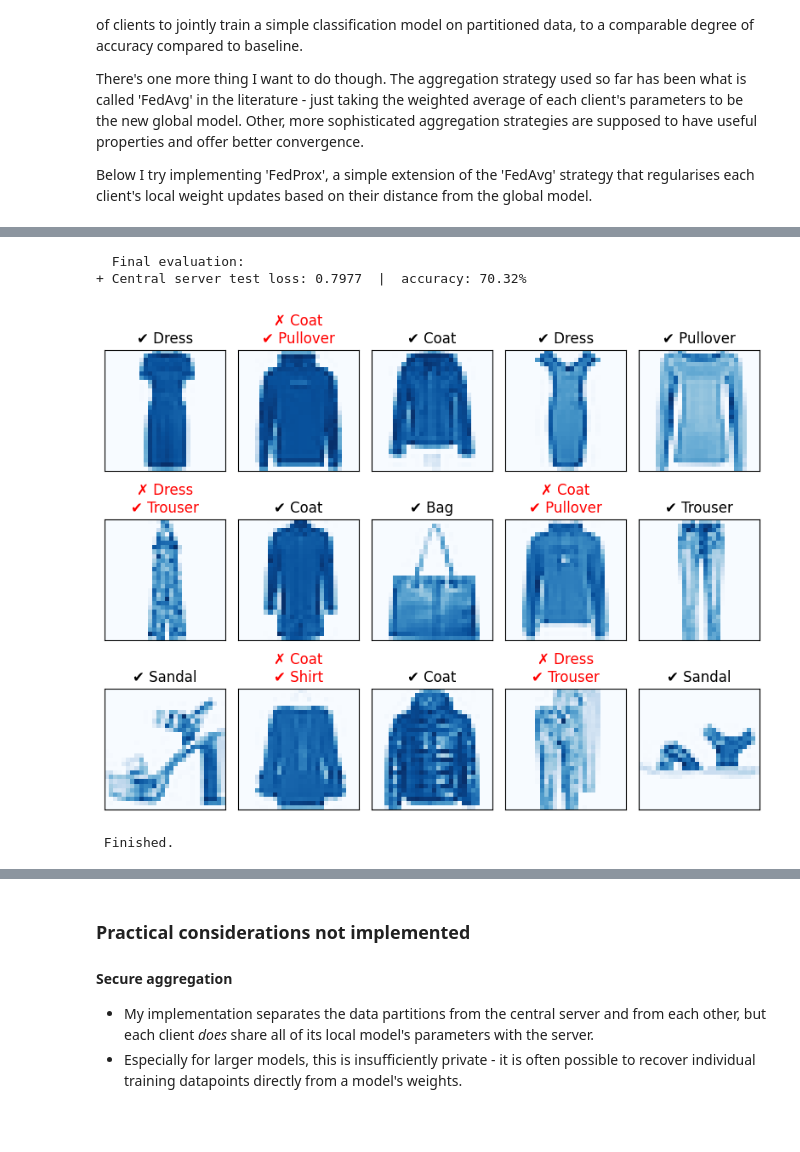
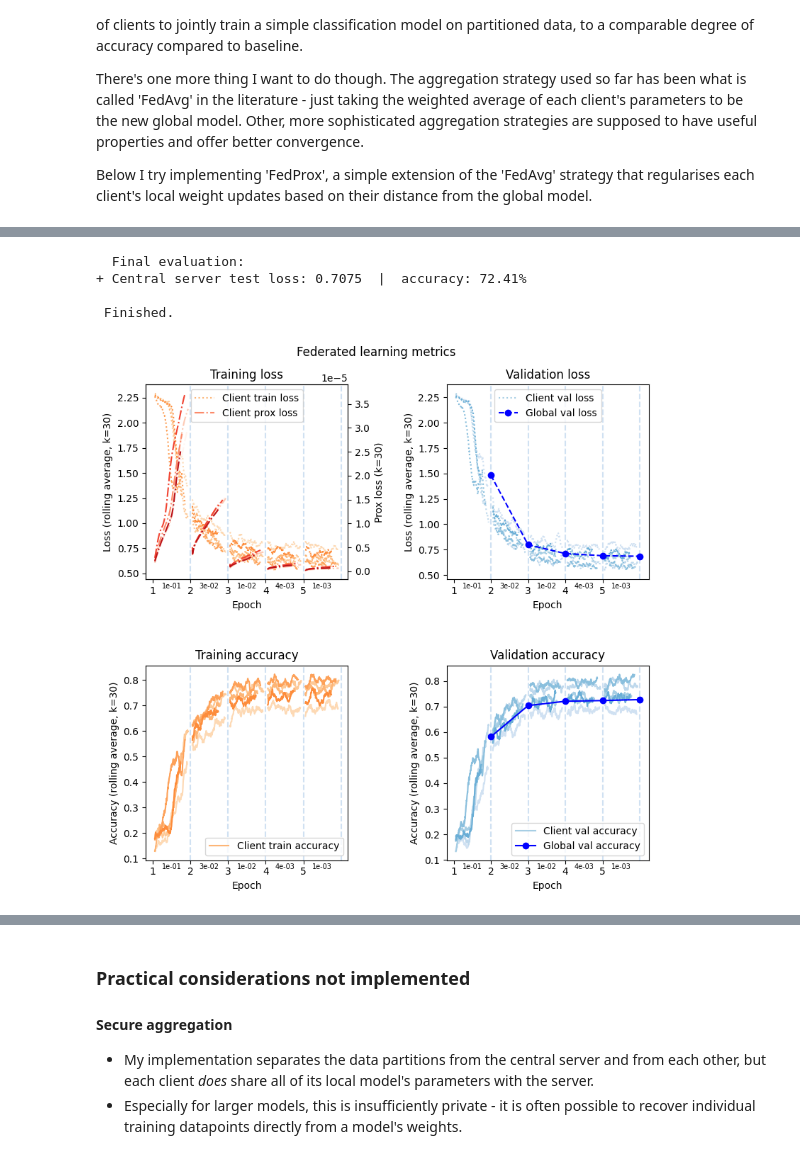
Before and after one commit to andreybarsky/fedlearn, a Jupyter notebook: Federated Learning exercise.ipynb, the cells around one changed output, grey strips where cells are left out. Cells and saved outputs as stored; diff of their text form; code cells hidden in the pictures; blank space fills up the shorter version.

Commit message:
finalised fedprox plots

```diff
--- a/Federated Learning exercise.ipynb
+++ b/Federated Learning exercise.ipynb
@@ -159,7 +159,7 @@ baseline_model = SimpleCNN().to(DEVICE)
 opt = optim.SGD(baseline_model.parameters(), lr=INITIAL_LEARNING_RATE)
 
 # scheduling learning rate decay is straightforward though:
-scheduler = optim.lr_scheduler.LambdaLR(opt, lambda e: (0.3)**e)
+scheduler = optim.lr_scheduler.LambdaLR(opt, lambda e: (1/3)**e)
 
 # categorical crossentropy for multiclass classification:
 loss_func = nn.CrossEntropyLoss()
@@ -424,8 +432,8 @@ class Server:
             # stack them all up as one tensor, with first axis denoting client:
             client_params = torch.stack(client_params_list, dim=0)
 
-            # then, weighted average:
-            # take the parameter-wise mean of all client models
+            # then, for the weighted average, we need to take
+            # the parameter-wise mean of all client models
             # weighted by the size of their respective datasets
             with torch.no_grad():
 
@@ -438,6 +446,7 @@ class Server:
                     # doing this in a loop is very ugly!
                     # is there a better solution to this in torch?
 
+                # "FedAvg":
                 weighted_params = torch.mul(client_params, client_weightings)
                 weighted_avg = torch.sum(weighted_params, dim=0)
 
@@ -486,7 +495,7 @@ class Server:
             return avg_loss, avg_acc
 
     # one additional misc method, so the server can act as a learning rate scheduler:
-    def step_learning_rate(self, formula= lambda x: x*0.3):
+    def step_learning_rate(self, formula= lambda x: x/3):
         """progress the learning rate that is sent downstream to clients for training,
             according to the specified formula.
         intended to be called at the end of every global epoch."""
@@ -886,7 +995,7 @@ class FedProxClient(Client):
 ### then we can try re-starting the simulation with this additional fedprox modification.
 
 # we need one new hyperparameter (equivalent to mu/2 in the FedProx paper):
-PROX_FACTOR = 1
+PROX_FACTOR = 1e-5
 
 # set the repo, server, and client up again from scratch,
 # with same data split and hyperparameters as before:
@@ -914,6 +1023,8 @@ clients = [FedProxClient(PROX_FACTOR,
 [client.update_local_model() for client in clients]
 
 # set up progress tracker:
+reload(fl_monitoring)
+from fl_monitoring import JointProgressReporter
 prox_joint_progress = JointProgressReporter([client.progress for client in clients])
 
 # set up asynchronous training routine:
@@ -952,8 +1063,12 @@ for e in range(NUM_EPOCHS):
         prox_joint_progress.report()
         print(f'\n  Final evaluation:')
         final_eval = server.validate_model(test=True, verbose=False)
-        inspect_model_outputs(server.global_model, server.test_data)
 
 print('\n Finished.')
 prox_joint_progress.plot_curves(rolling_window=30)
+inspect_model_outputs(server.global_model, server.test_data)
+
+### I *think* this implementation is correct, though I haven't been able to get it to a
+### better test accuracy than the vanilla FedAvg setup, regardless of my prox_factor tuning.
+### best results might be achieved by adapting the weight of this term over training.
 # %% [output]
@@ -977,4 +1092,5 @@ Epoch 5  (lr: 8e-04)
   Final evaluation:
-+ Central server test loss: 0.7977  |  accuracy: 70.32%
++ Central server test loss: 0.7075  |  accuracy: 72.41%
+
+ Finished.
-[figure, old version]
+[figure, new version]
- Finished.
```
Also changed, not shown: parts of 17 cells of this notebook, 2 other files.
